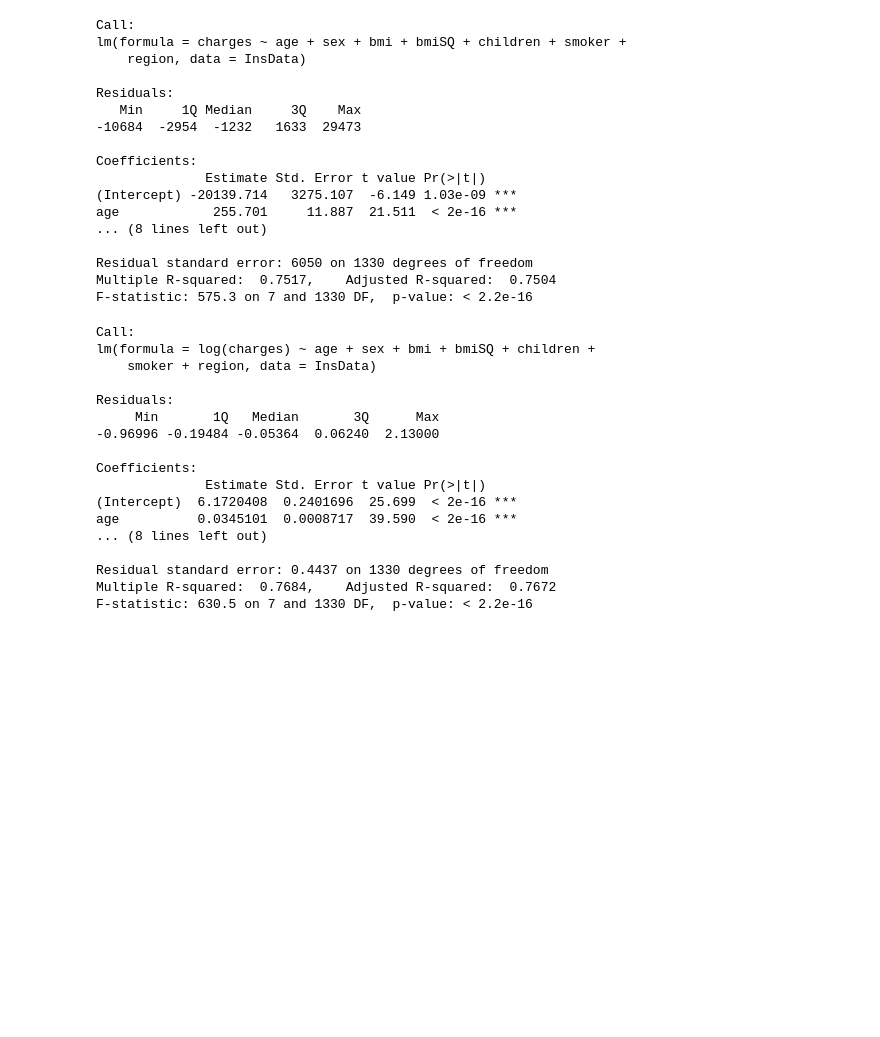
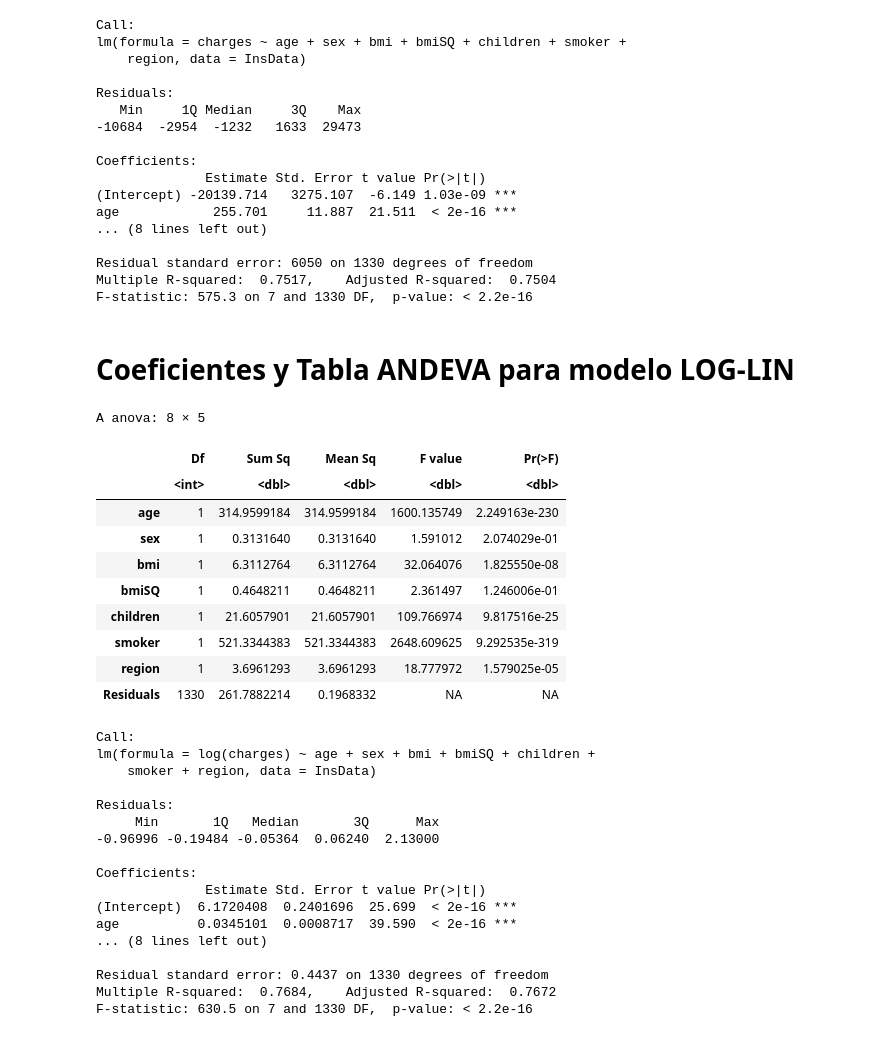
Before and after one commit to GustavoAnkelen/Econometria2021S2, a Jupyter notebook: AnalisisRegresion.ipynb, the cells around one changed output. Drawn from its saved outputs; the diff is of its cells as text; code cells hidden in the pictures; blank space fills up the shorter version.

```diff
--- a/AnalisisRegresion.ipynb
+++ b/AnalisisRegresion.ipynb
@@ -79,4 +60,20 @@ age            255.701     11.887  21.511  < 2e-16 ***
 Residual standard error: 6050 on 1330 degrees of freedom
 Multiple R-squared:  0.7517,    Adjusted R-squared:  0.7504
 F-statistic: 575.3 on 7 and 1330 DF,  p-value: < 2.2e-16
+# %% [markdown]
+# Coeficientes y Tabla ANDEVA para modelo LOG-LIN
+# %%
+anova(model2)
+# %% [output]
+A anova: 8 × 5
+|  | Df | Sum Sq | Mean Sq | F value | Pr(>F) |
+|  | <int> | <dbl> | <dbl> | <dbl> | <dbl> |
+| age | 1 | 314.9599184 | 314.9599184 | 1600.135749 | 2.249163e-230 |
+| sex | 1 | 0.3131640 | 0.3131640 | 1.591012 | 2.074029e-01 |
+| bmi | 1 | 6.3112764 | 6.3112764 | 32.064076 | 1.825550e-08 |
+| bmiSQ | 1 | 0.4648211 | 0.4648211 | 2.361497 | 1.246006e-01 |
+| children | 1 | 21.6057901 | 21.6057901 | 109.766974 | 9.817516e-25 |
+| smoker | 1 | 521.3344383 | 521.3344383 | 2648.609625 | 9.292535e-319 |
+| region | 1 | 3.6961293 | 3.6961293 | 18.777972 | 1.579025e-05 |
+| Residuals | 1330 | 261.7882214 | 0.1968332 | NA | NA |
 # %%
```
Also changed, not shown: parts of 23 cells of this notebook, 1 other file.
